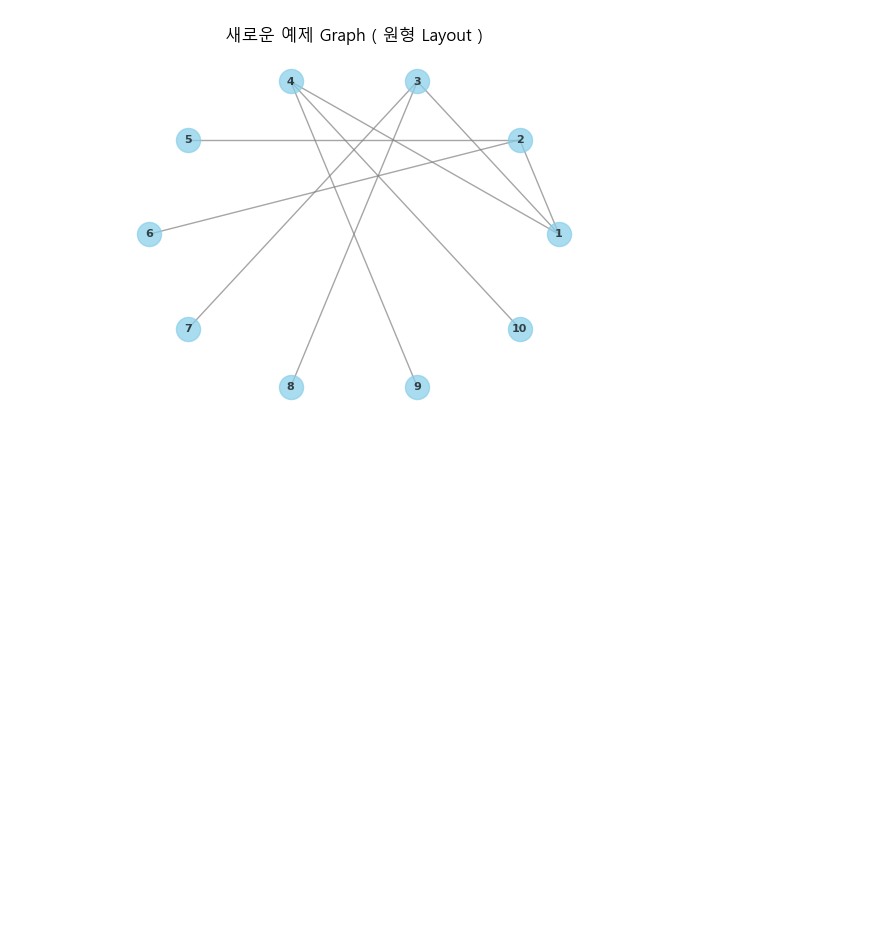
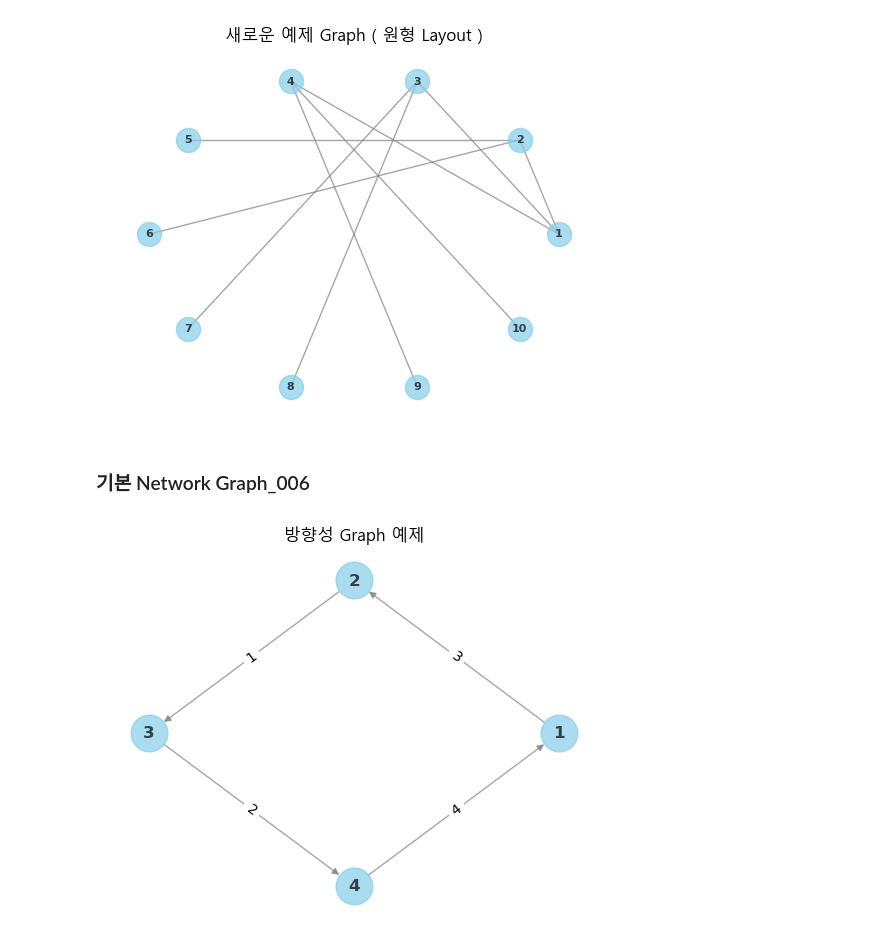
Before and after one commit to cyc20480/Data_Analysis_JBEDU, a Jupyter notebook: 180124_001_Network_grapph.ipynb, the cells around one changed output. Drawn from its saved outputs; the diff is of its cells as text; code cells hidden in the pictures; blank space fills up the shorter version.

```diff
--- a/180124_001_Network_grapph.ipynb
+++ b/180124_001_Network_grapph.ipynb
@@ -218,3 +218,30 @@ plt.title('새로운 예제 Graph ( 원형 Layout )')
 plt.show()
 # %% [output]
 [figure]
+# %% [markdown]
+### 기본 Network Graph_006
+# %%
+# 방향성이 있는 그래프 생성
+G = nx.DiGraph()
+
+# 노드 추가 (노드에는 'label'이라는 속성 추가)
+nodes = [(1, {'label': 'A'}), (2, {'label': 'B'}), (3, {'label': 'C'}), (4, {'label': 'D'})]
+G.add_nodes_from(nodes)
+
+# 엣지 추가 (엣지에는 'weight'라는 속성 추가)
+edges = [(1, 2, {'weight': 3}), (2, 3, {'weight': 1}), (3, 4, {'weight': 2}), (4, 1, {'weight': 4})]
+G.add_edges_from(edges)
+# %%
+pos = nx.circular_layout(G)
+labels = nx.get_node_attributes(G, 'label')
+weights = nx.get_edge_attributes(G, 'weight')
+
+fig, ax = plt.subplots()
+nx.draw(G, pos, with_labels = True, font_weight = 'bold', node_size = 700,
+        node_color = 'skyblue', font_color = 'black', font_size = 12,
+       edge_color = 'gray', linewidths = 1, alpha = 0.7, ax = ax )
+nx.draw_networkx_edge_labels(G, pos,edge_labels = weights ) #엣지에 가중치 추가
+plt.title('방향성 Graph 예제')
+plt.show()
+# %% [output]
+[figure, added]
```
